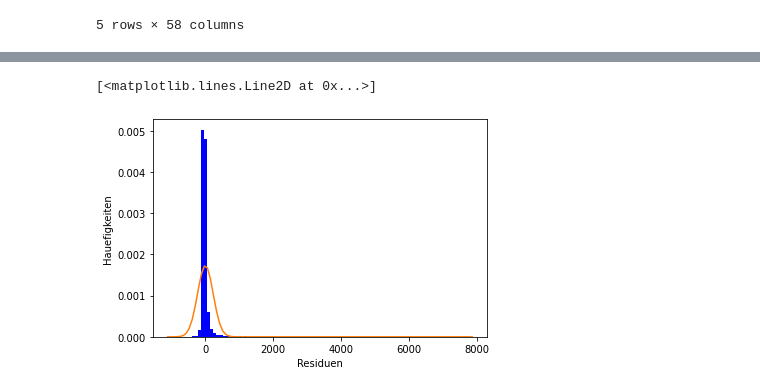
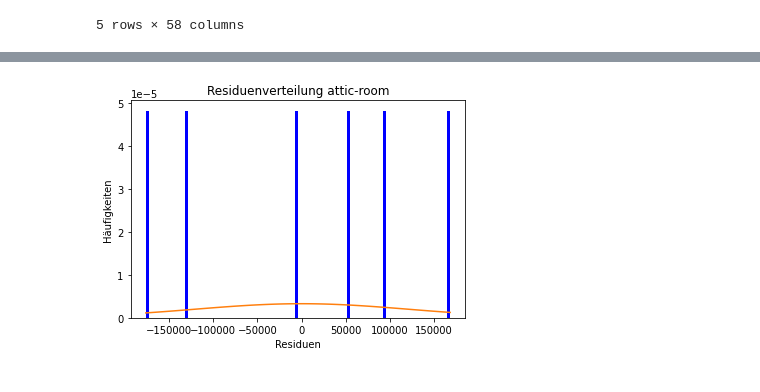
Before and after one commit to marvinvr/fhnw-cml1, a Jupyter notebook: linear_regression.ipynb, the cells around one changed output, grey strips where cells are left out. Cells and saved outputs as stored; diff of their text form; code cells hidden in the pictures.

```diff
--- a/linear_regression.ipynb
+++ b/linear_regression.ipynb
@@ -51,5 +123,10 @@ def LinearModel(x, y):
 # %%
-#NANs entfernen
+df = df[df['type'] == 'attic-room'].reset_index(drop=True)
+name = df['type'][0]
+y = df['price'].values.reshape(1,-1)
+x = df['living_space_m2'].values.reshape(1,-1)
+#cleaning Data
+
 mask = ~pd.isna(x) & ~pd.isna(y)
 x = x[mask]
 y = y[mask]
@@ -112,13 +158,14 @@ plt.scatter(x,resid)
 # %%
 n, bins, patches = plt.hist(resid, bins=100, facecolor='blue',stacked=True,density=True)
-plt.xlabel('Residuen')
-plt.ylabel('Hauefigkeiten')
 
 mu = np.average(resid)
 sigma = np.std(resid)
-
+#Plot Normalverteilung
 y_norm = norm.pdf(bins, mu, sigma)
 plt.plot(bins, y_norm)
+plt.xlabel('Residuen')
+plt.ylabel('Häufigkeiten')
+plt.title('Residuenverteilung ' + name)
+plt.show()
 # %% [output]
-[<matplotlib.lines.Line2D at 0x...>]
-[figure, old version]
+[figure, new version]
```
Also changed, not shown: parts of 23 cells of this notebook.
